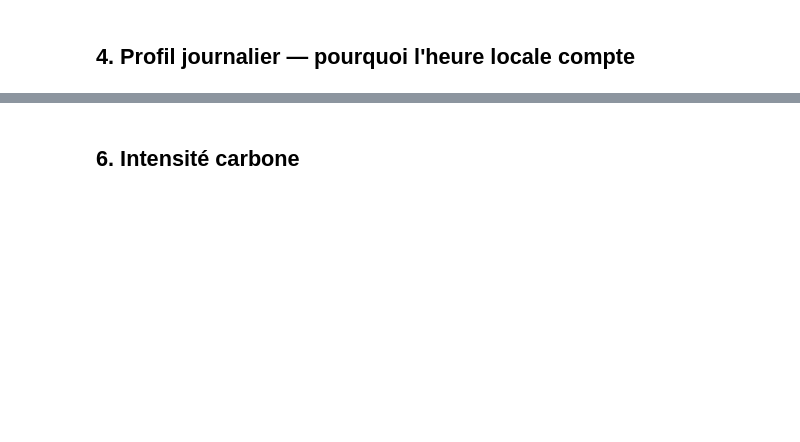
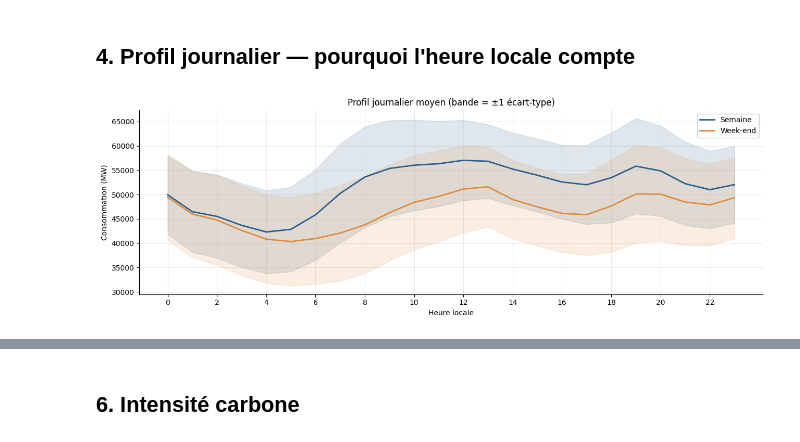
Before and after one commit to Cloxylol/datalake-energie-RTE, a Jupyter notebook: notebooks/insights.ipynb, the cells around one changed output, grey strips where cells are left out. Saved outputs shown, nothing was run; the diff lists cells and outputs as text; code cells hidden in the pictures; blank space fills up the shorter version.

```diff
--- a/notebooks/insights.ipynb
+++ b/notebooks/insights.ipynb
@@ -19,5 +125,19 @@ FIL = [c for c in ["nucleaire","gaz","charbon","fioul","hydraulique",
 # %% [markdown]
 ## 4. Profil journalier — pourquoi l'heure locale compte
 # %%
-mix["hour_local"] = pd.to_datetime(mix.ts_local).dt.hourmix["is_we"] = pd.to_datetime(mix.ts_local).dt.dayofweek >= 5fig, ax = plt.subplots()for we, lbl, c in [(False,"Semaine",BLEU), (True,"Week-end",ORANGE)]:    g = mix[mix.is_we==we].groupby("hour_local").consumption_mw    m, s = g.mean(), g.std()    ax.plot(m.index, m.values, color=c, lw=2, label=lbl)    ax.fill_between(m.index, m-s, m+s, color=c, alpha=.15)ax.set_xlabel("Heure locale"); ax.set_ylabel("Consommation (MW)")ax.set_xticks(range(0,24,2)); ax.legend()ax.set_title("Profil journalier moyen (bande = ±1 écart-type)")plt.tight_layout(); plt.show()
+mix["hour_local"] = pd.to_datetime(mix.ts_local).dt.hour
+mix["is_we"] = pd.to_datetime(mix.ts_local).dt.dayofweek >= 5
+
+fig, ax = plt.subplots()
+for we, lbl, c in [(False,"Semaine",BLEU), (True,"Week-end",ORANGE)]:
+    g = mix[mix.is_we==we].groupby("hour_local").consumption_mw
+    m, s = g.mean(), g.std()
+    ax.plot(m.index, m.values, color=c, lw=2, label=lbl)
+    ax.fill_between(m.index, m-s, m+s, color=c, alpha=.15)
+ax.set_xlabel("Heure locale"); ax.set_ylabel("Consommation (MW)")
+ax.set_xticks(range(0,24,2)); ax.legend()
+ax.set_title("Profil journalier moyen (bande = ±1 écart-type)")
+plt.tight_layout(); plt.show()
+# %% [output]
+[figure, added]
 # %% [markdown]
```
Also changed, not shown: parts of 8 cells of this notebook, 1 other file.
